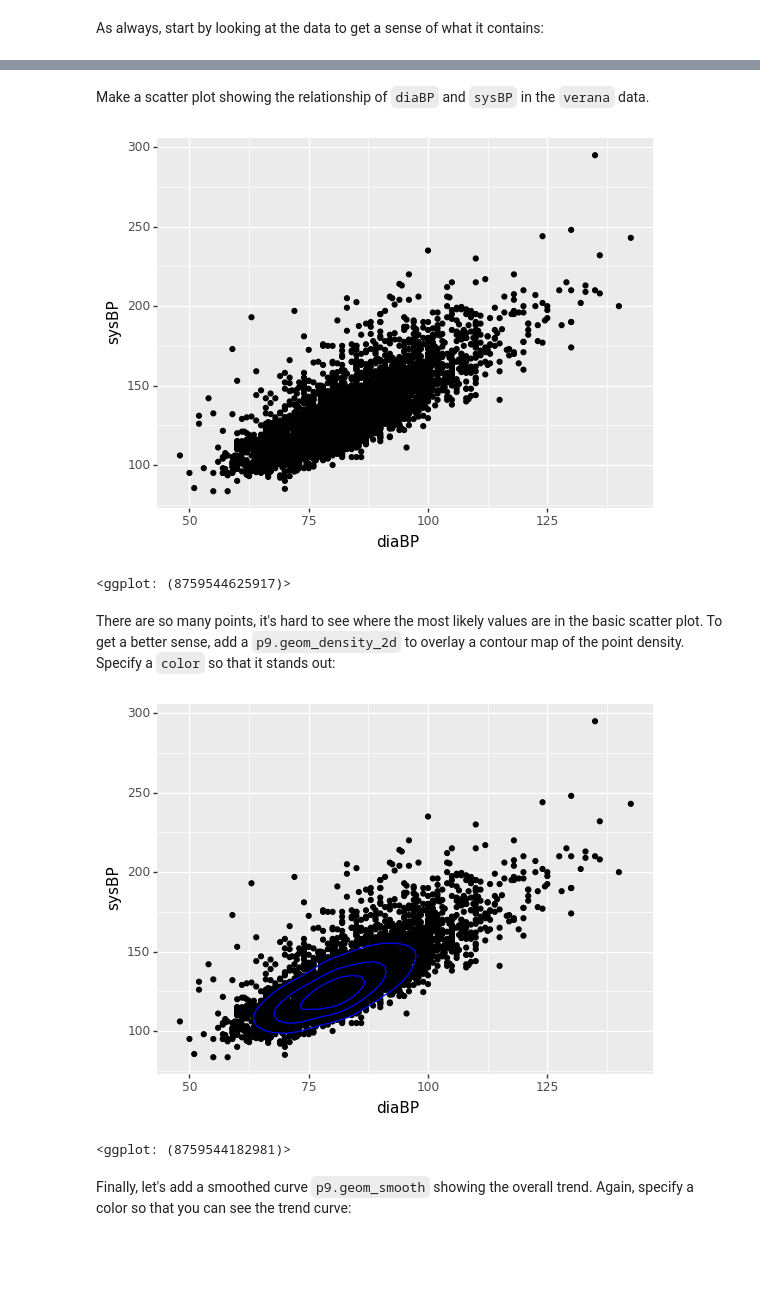
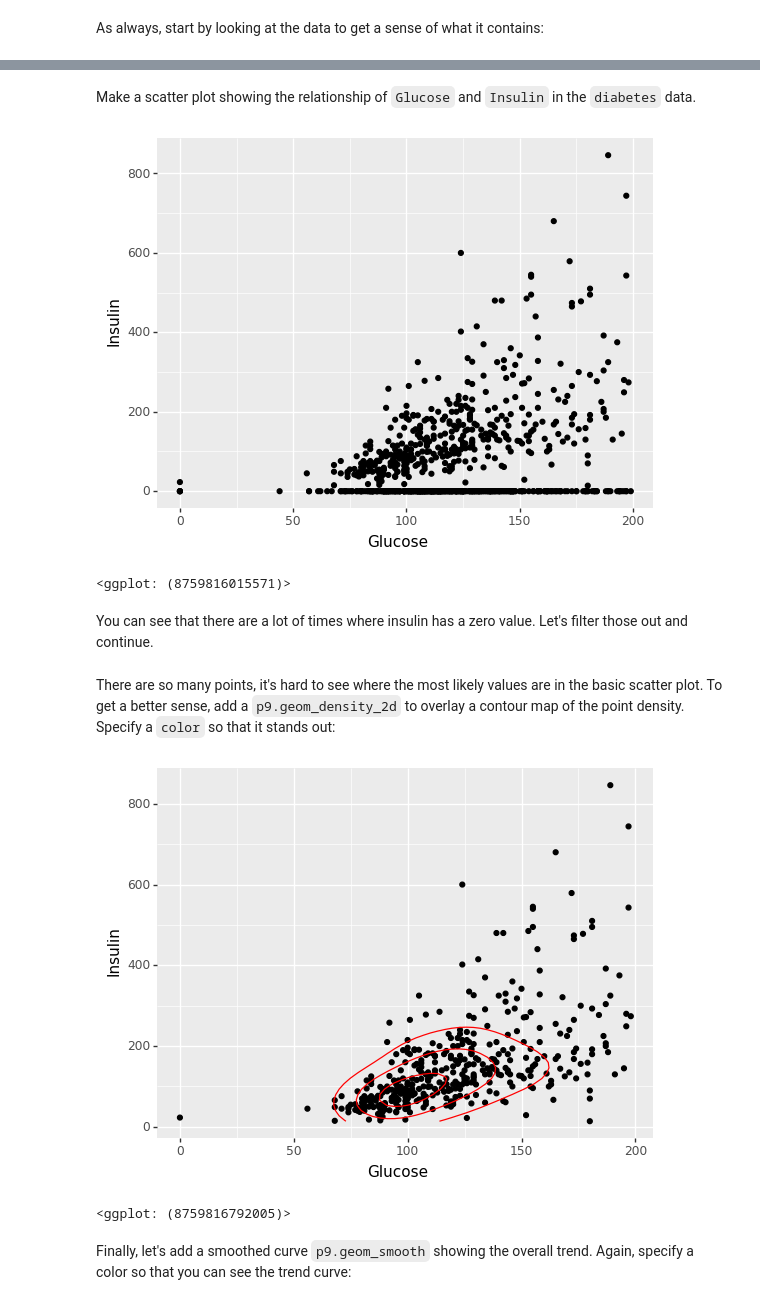
Before and after one commit to YCMI/summer-course-2020, a Jupyter notebook: python_exercises6_solutions.ipynb, the cells around one changed output, grey strips where cells are left out. Saved outputs shown, nothing was run; the diff lists cells and outputs as text; code cells hidden in the pictures; blank space fills up the shorter version.

```diff
--- a/python_exercises6_solutions.ipynb
+++ b/python_exercises6_solutions.ipynb
@@ -107,4 +120,4 @@ Let's load the clinical data from the Verana Health challenge:
 # %%
-verana = pd.read_csv("/content/gdrive/My Drive/[YCMI_CBDS Summer Course] Data/verana_health/patient_clinical.csv")
+diabetes = pd.read_csv('/content/gdrive/My Drive/[YCMI_CBDS Summer Course] Data/diabetes.csv')
 # %% [markdown]
 As always, start by looking at the data to get a sense of what it contains:
@@ -127,7 +140,9 @@ verana
 # %% [markdown]
-Make a scatter plot showing the relationship of `diaBP` and `sysBP` in the `verana` data.
+Make a scatter plot showing the relationship of `Glucose` and `Insulin` in the `diabetes` data.
 # %%
-p9.ggplot(verana, p9.aes(x='diaBP', y='sysBP')) + p9.geom_point()
+p9.ggplot(diabetes,p9.aes(x="Glucose",y="Insulin")) + p9.geom_point()
 # %% [output]
-[figure, old version]
+[figure, new version]
-<ggplot: (8759544625917)>
+<ggplot: (8759816015571)>
+# %% [markdown]
+You can see that there are a lot of times where insulin has a zero value. Let's filter those out and continue.
@@ -134,10 +151,10 @@ p9.ggplot(verana, p9.aes(x='diaBP', y='sysBP')) + p9.geom_point()
 # %% [markdown]
 There are so many points, it's hard to see where the most likely values are in the basic scatter plot. To get a better sense, add a `p9.geom_density_2d` to overlay a contour map of the point density. Specify a `color` so that it stands out:
 # %%
-p9.ggplot(verana, p9.aes(x='diaBP', y='sysBP')) + p9.geom_point() + p9.geom_density_2d(color='blue')
+p9.ggplot(diabetes_insulin,p9.aes(x="Glucose",y="Insulin")) + p9.geom_point() + p9.geom_density_2d(color='red')
 # %% [output]
-[figure, old version]
+[figure, new version]
-<ggplot: (8759544182981)>
+<ggplot: (8759816792005)>
 # %% [markdown]
 Finally, let's add a smoothed curve `p9.geom_smooth` showing the overall trend. Again, specify a color so that you can see the trend curve:
 # %%
```
Also changed, not shown: parts of 16 cells of this notebook, 1 other file.
